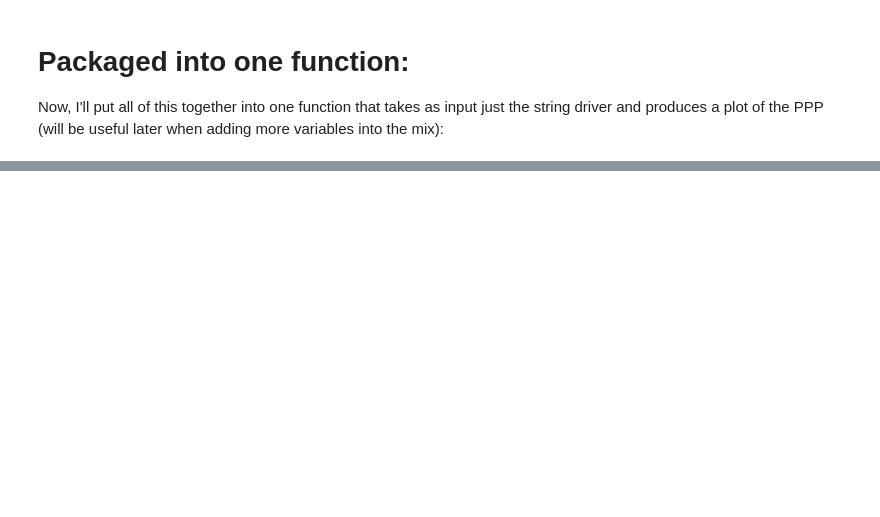
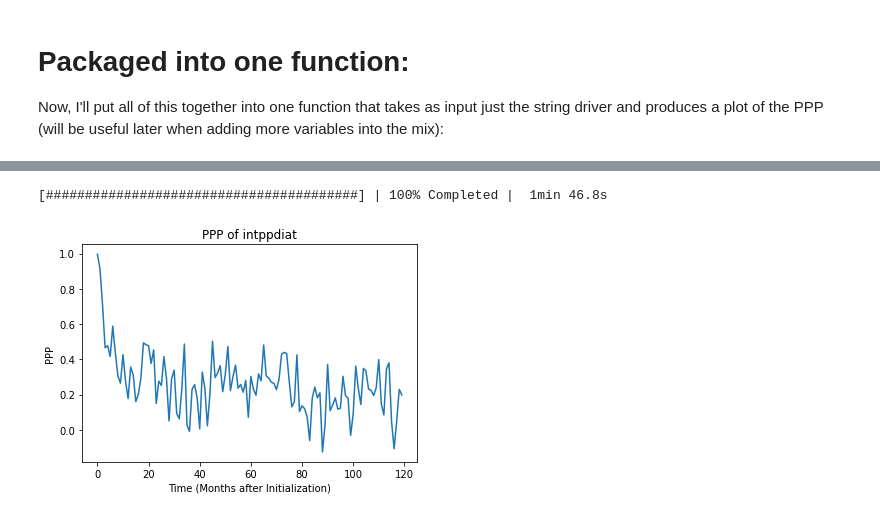
Before and after one commit to saumyamalik/Predictability, a Jupyter notebook: Variance and PPP - Global Mean-Copy1.ipynb, the cells around one changed output, grey strips where cells are left out. Saved outputs shown, nothing was run; the diff lists cells and outputs as text; code cells hidden in the pictures; blank space fills up the shorter version.

```diff
--- a/Variance and PPP - Global Mean-Copy1.ipynb
+++ b/Variance and PPP - Global Mean-Copy1.ipynb
@@ -189,0 +208,5 @@ driver_ppp_plot('sos', 'Sea Surface Salinity')
+# %%
+diat = driver_ppp_plot('intppdiat')
+# %% [output]
+[########################################] | 100% Completed |  1min 46.8s
+[figure, added]
```
Also changed, not shown: parts of 32 cells of this notebook.
